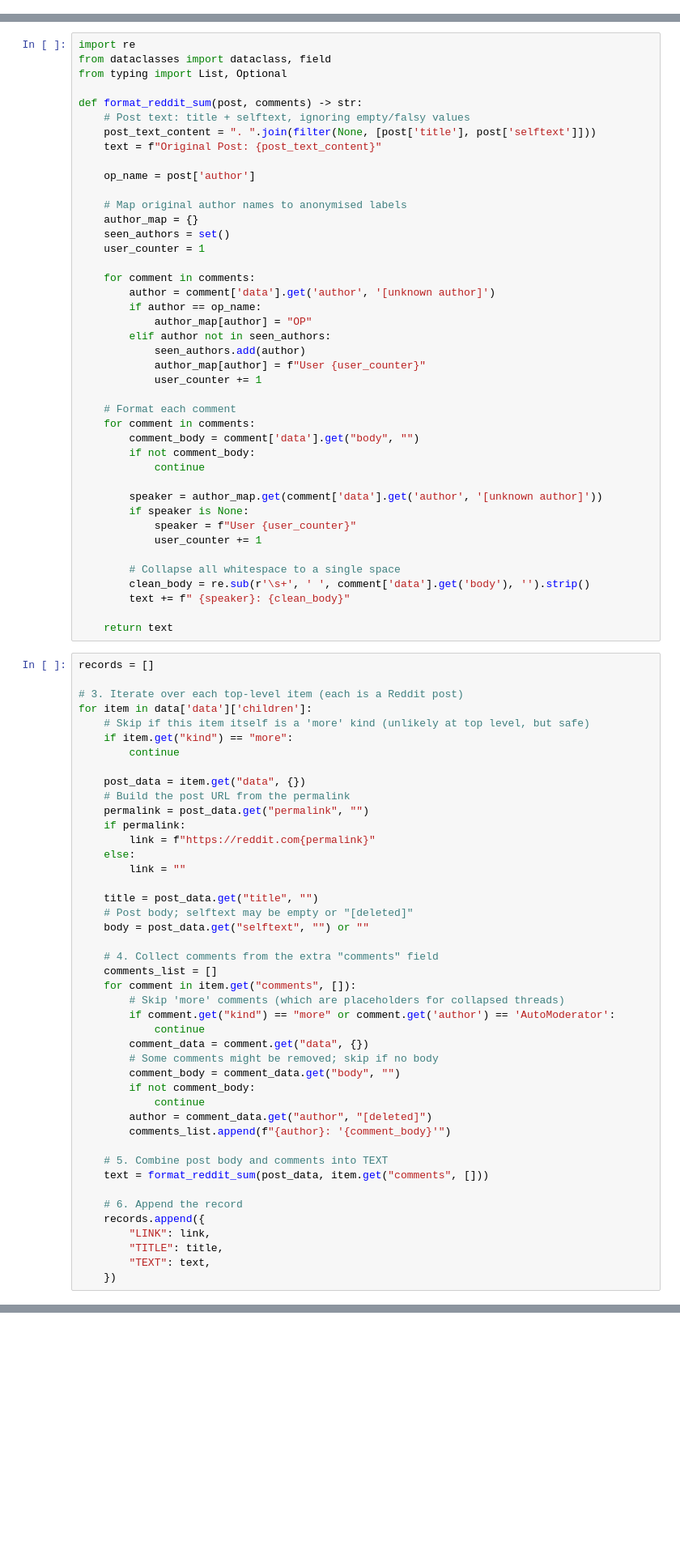
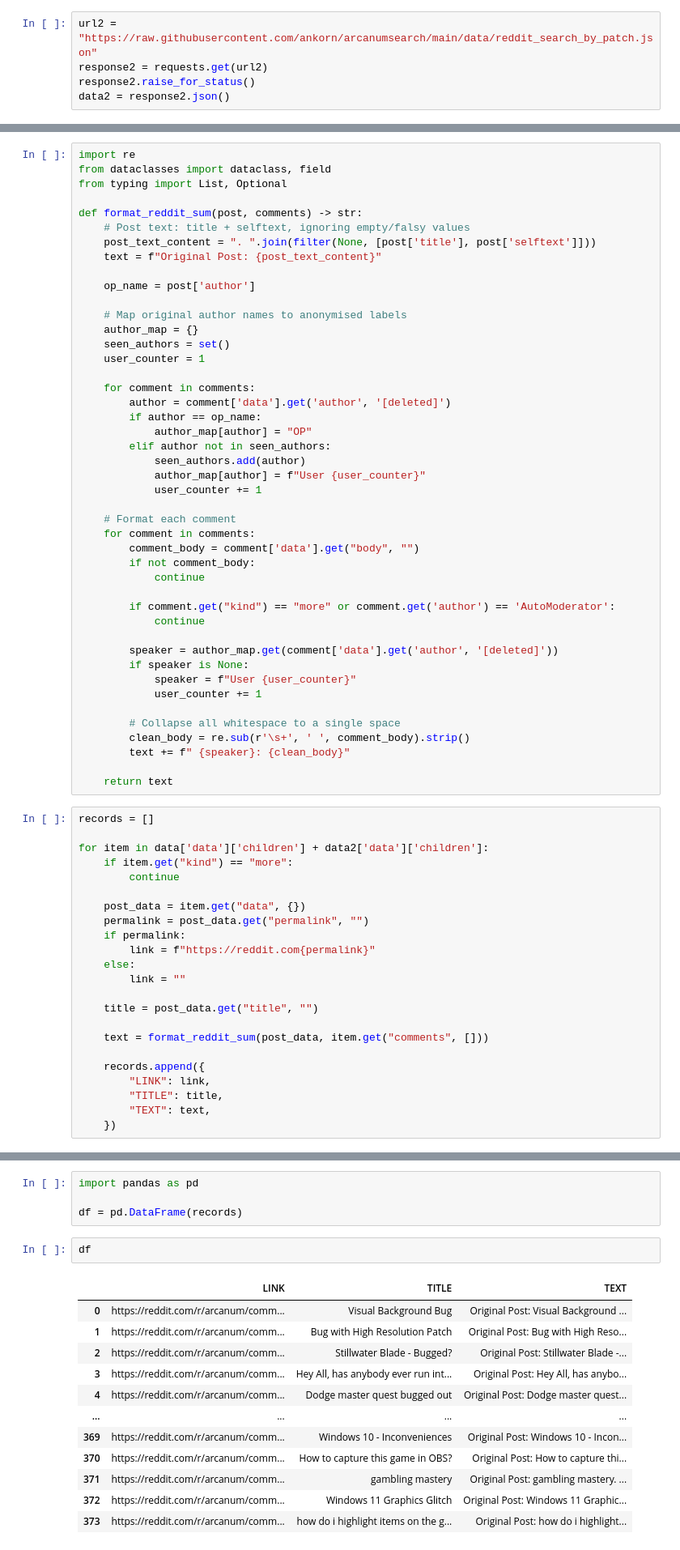
Before and after one commit to ankorn/arcanumsearch, a Jupyter notebook: arc_scrape.ipynb, the cells around one changed output, grey strips where cells are left out. Shown at 81% size. Saved outputs shown, nothing was run; the diff lists cells and outputs as text; blank space fills up the shorter version.

Commit message:
reddit prepro

```diff
--- a/arc_scrape.ipynb
+++ b/arc_scrape.ipynb
@@ -1441,3 +1438,8 @@ url = "https://raw.githubusercontent.com/ankorn/arcanumsearch/main/data/reddit_s
 response = requests.get(url)
 response.raise_for_status()
 data = response.json()
+# %%
+url2 = "https://raw.githubusercontent.com/ankorn/arcanumsearch/main/data/reddit_search_by_patch.json"
+response2 = requests.get(url2)
+response2.raise_for_status()
+data2 = response2.json()
@@ -1459,7 +1465,7 @@ def format_reddit_sum(post, comments) -> str:
     user_counter = 1
 
     for comment in comments:
-        author = comment['data'].get('author', '[unknown author]')
+        author = comment['data'].get('author', '[deleted]')
         if author == op_name:
             author_map[author] = "OP"
         elif author not in seen_authors:
@@ -1473,27 +1479,27 @@ def format_reddit_sum(post, comments) -> str:
         if not comment_body:
             continue
 
-        speaker = author_map.get(comment['data'].get('author', '[unknown author]'))
+        if comment.get("kind") == "more" or comment.get('author') == 'AutoModerator':
+            continue
+
+        speaker = author_map.get(comment['data'].get('author', '[deleted]'))
         if speaker is None:
             speaker = f"User {user_counter}"
             user_counter += 1
 
         # Collapse all whitespace to a single space
-        clean_body = re.sub(r'\s+', ' ', comment['data'].get('body'), '').strip()
+        clean_body = re.sub(r'\s+', ' ', comment_body).strip()
         text += f" {speaker}: {clean_body}"
 
     return text
 # %%
 records = []
 
-# 3. Iterate over each top‑level item (each is a Reddit post)
-for item in data['data']['children']:
-    # Skip if this item itself is a 'more' kind (unlikely at top level, but safe)
+for item in data['data']['children'] + data2['data']['children']:
     if item.get("kind") == "more":
         continue
 
     post_data = item.get("data", {})
-    # Build the post URL from the permalink
     permalink = post_data.get("permalink", "")
     if permalink:
         link = f"https://reddit.com{permalink}"
@@ -1501,27 +1507,9 @@ for item in data['data']['children']:
         link = ""
 
     title = post_data.get("title", "")
-    # Post body; selftext may be empty or "[deleted]"
-    body = post_data.get("selftext", "") or ""
 
-    # 4. Collect comments from the extra "comments" field
-    comments_list = []
-    for comment in item.get("comments", []):
-        # Skip 'more' comments (which are placeholders for collapsed threads)
-        if comment.get("kind") == "more" or comment.get('author') == 'AutoModerator':
-            continue
-        comment_data = comment.get("data", {})
-        # Some comments might be removed; skip if no body
-        comment_body = comment_data.get("body", "")
-        if not comment_body:
-            continue
-        author = comment_data.get("author", "[deleted]")
-        comments_list.append(f"{author}: '{comment_body}'")
-
-    # 5. Combine post body and comments into TEXT
     text = format_reddit_sum(post_data, item.get("comments", []))
 
-    # 6. Append the record
     records.append({
         "LINK": link,
         "TITLE": title,
@@ -1533,0 +1518,19 @@ TypeError: 'str' object cannot be interpreted as an integer
+# %%
+import pandas as pd
+
+df = pd.DataFrame(records)
+# %%
+df
+# %% [output]
+|  | LINK | TITLE | TEXT |
+| 0 | https://reddit.com/r/arcanum/comm... | Visual Background Bug | Original Post: Visual Background ... |
+| 1 | https://reddit.com/r/arcanum/comm... | Bug with High Resolution Patch | Original Post: Bug with High Reso... |
+| 2 | https://reddit.com/r/arcanum/comm... | Stillwater Blade - Bugged? | Original Post: Stillwater Blade -... |
+| 3 | https://reddit.com/r/arcanum/comm... | Hey All, has anybody ever run int... | Original Post: Hey All, has anybo... |
+| 4 | https://reddit.com/r/arcanum/comm... | Dodge master quest bugged out | Original Post: Dodge master quest... |
+| ... | ... | ... | ... |
+| 369 | https://reddit.com/r/arcanum/comm... | Windows 10 - Inconveniences | Original Post: Windows 10 - Incon... |
+| 370 | https://reddit.com/r/arcanum/comm... | How to capture this game in OBS? | Original Post: How to capture thi... |
+| 371 | https://reddit.com/r/arcanum/comm... | gambling mastery | Original Post: gambling mastery. ... |
+| 372 | https://reddit.com/r/arcanum/comm... | Windows 11 Graphics Glitch | Original Post: Windows 11 Graphic... |
+| 373 | https://reddit.com/r/arcanum/comm... | how do i highlight items on the g... | Original Post: how do i highlight... |
```
Also changed, not shown: parts of 11 cells of this notebook.
